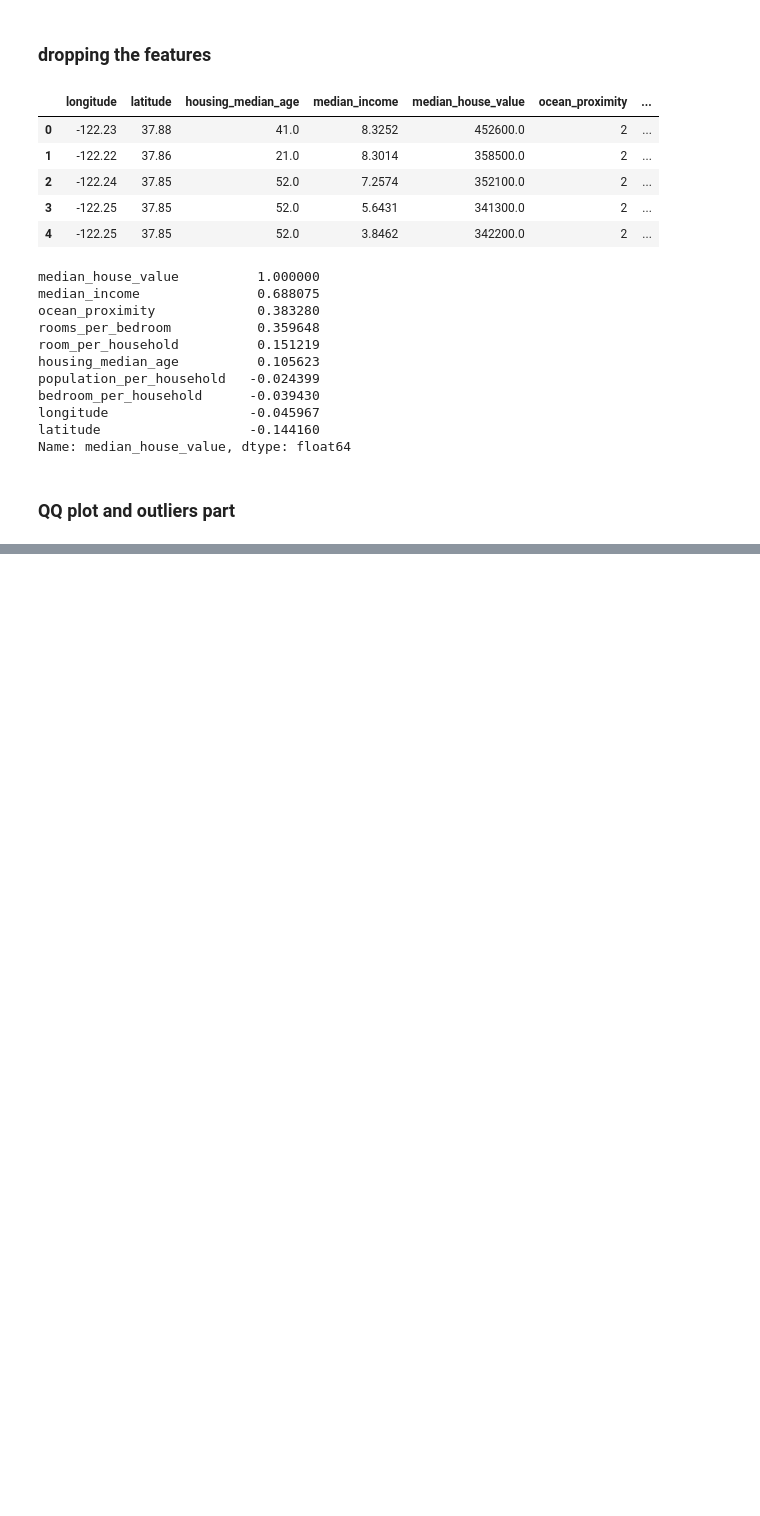
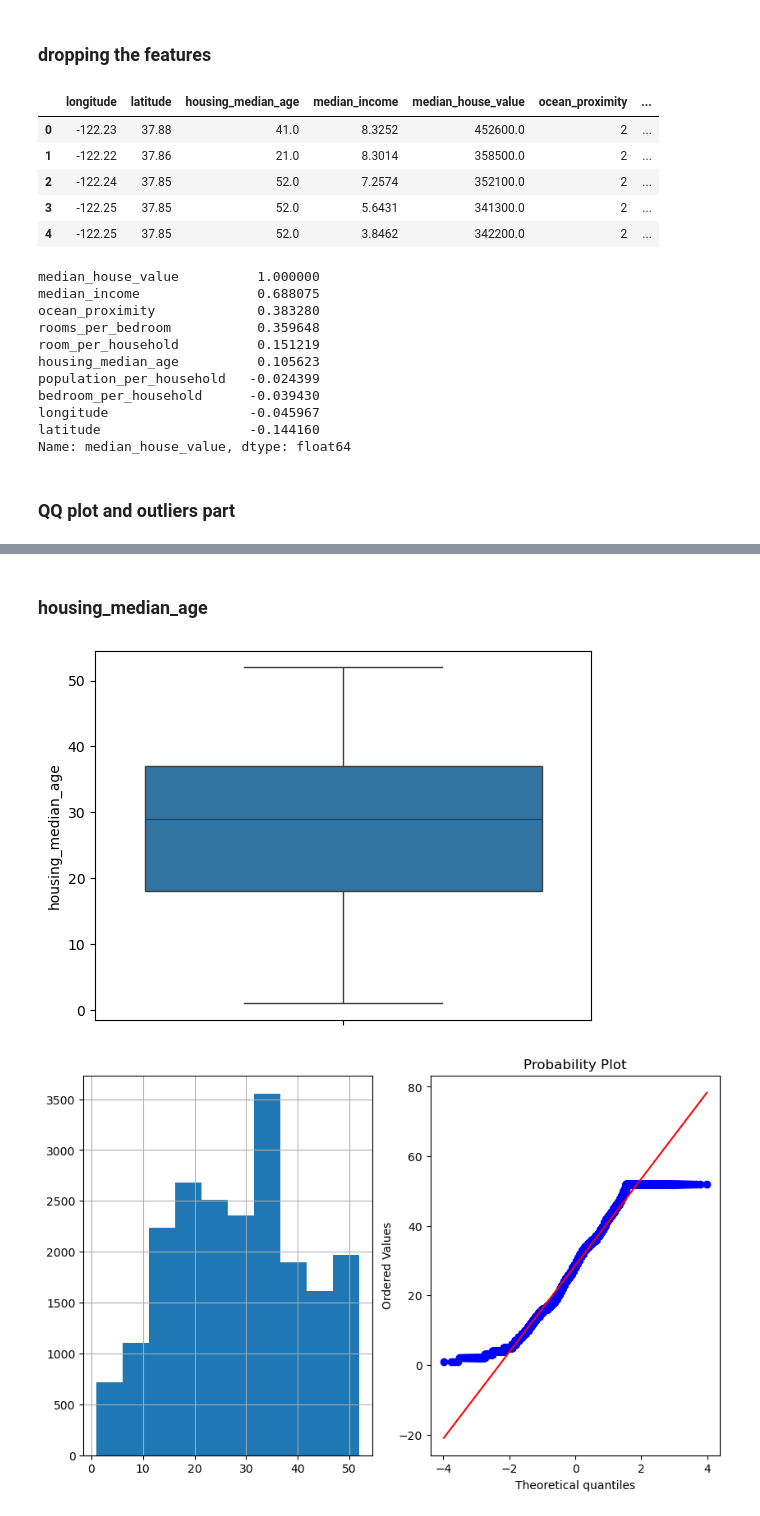
Before and after one commit to utsav87589/California-Housing, a Jupyter notebook: Supervised ML/fe_eda.ipynb, the cells around one changed output, grey strips where cells are left out. Cells and saved outputs as stored; diff of their text form; code cells hidden in the pictures; blank space fills up the shorter version.

```diff
--- a/Supervised ML/fe_eda.ipynb
+++ b/Supervised ML/fe_eda.ipynb
@@ -303,0 +342,7 @@ def plot_qq(df, feature) :
+# %% [markdown]
+### housing_median_age
+# %%
+plot_both(df, 'housing_median_age')
+# %% [output]
+[figure, added]
+[figure, added]
```
Also changed, not shown: parts of 52 cells of this notebook, 2 other files.
